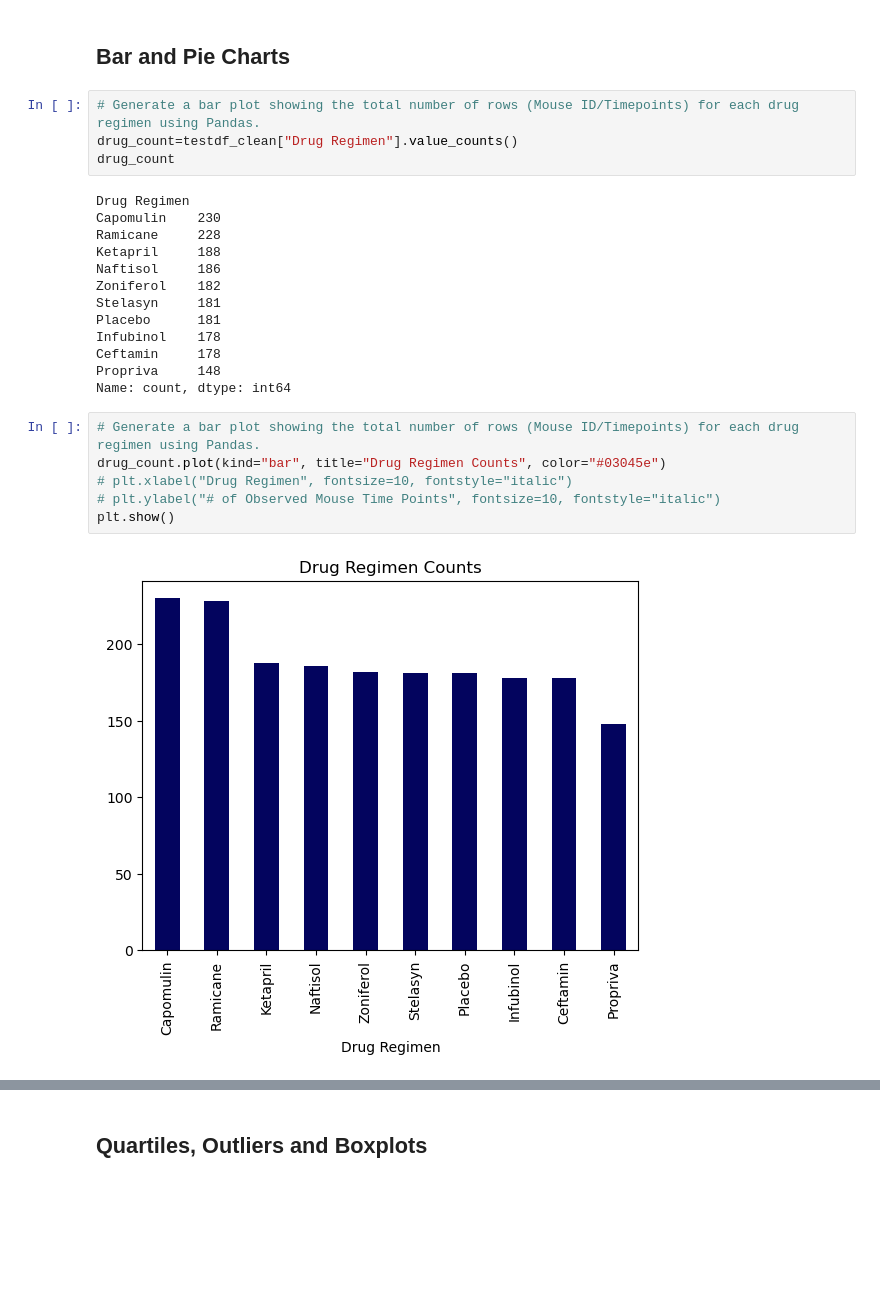
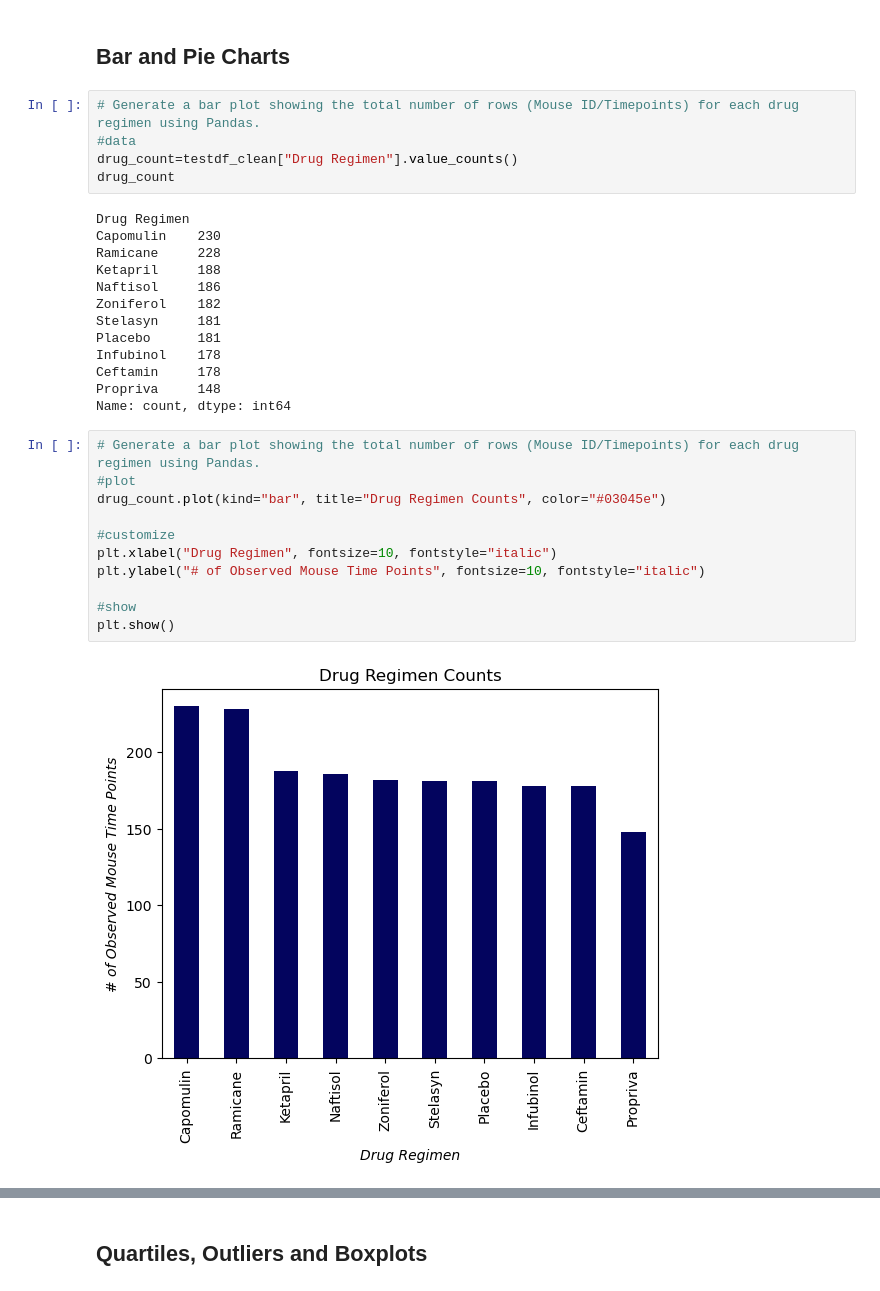
Before and after one commit to kjrebeck/ds_data_visualization, a Jupyter notebook: Submission/pymaceuticals_kjr.ipynb, the cells around one changed output, grey strips where cells are left out. Saved outputs shown, nothing was run; the diff lists cells and outputs as text; blank space fills up the shorter version.

```diff
--- a/Submission/pymaceuticals_kjr.ipynb
+++ b/Submission/pymaceuticals_kjr.ipynb
@@ -190,6 +197,7 @@ Zoniferol             53.236507  51.818479  48.533355  6.966589  0.516398>
 ## Bar and Pie Charts
 # %%
 # Generate a bar plot showing the total number of rows (Mouse ID/Timepoints) for each drug regimen using Pandas.
+#data
 drug_count=testdf_clean["Drug Regimen"].value_counts()
 drug_count
 # %% [output]
@@ -207,10 +215,15 @@ Propriva     148
 Name: count, dtype: int64
 # %%
 # Generate a bar plot showing the total number of rows (Mouse ID/Timepoints) for each drug regimen using Pandas.
+#plot
 drug_count.plot(kind="bar", title="Drug Regimen Counts", color="#03045e")
-# plt.xlabel("Drug Regimen", fontsize=10, fontstyle="italic")
-# plt.ylabel("# of Observed Mouse Time Points", fontsize=10, fontstyle="italic")
+
+#customize
+plt.xlabel("Drug Regimen", fontsize=10, fontstyle="italic")
+plt.ylabel("# of Observed Mouse Time Points", fontsize=10, fontstyle="italic")
+
+#show
 plt.show()
 # %% [output]
-[figure, old version]
+[figure, new version]
 # %%
```
Also changed, not shown: parts of 17 cells of this notebook, 4 other files.
